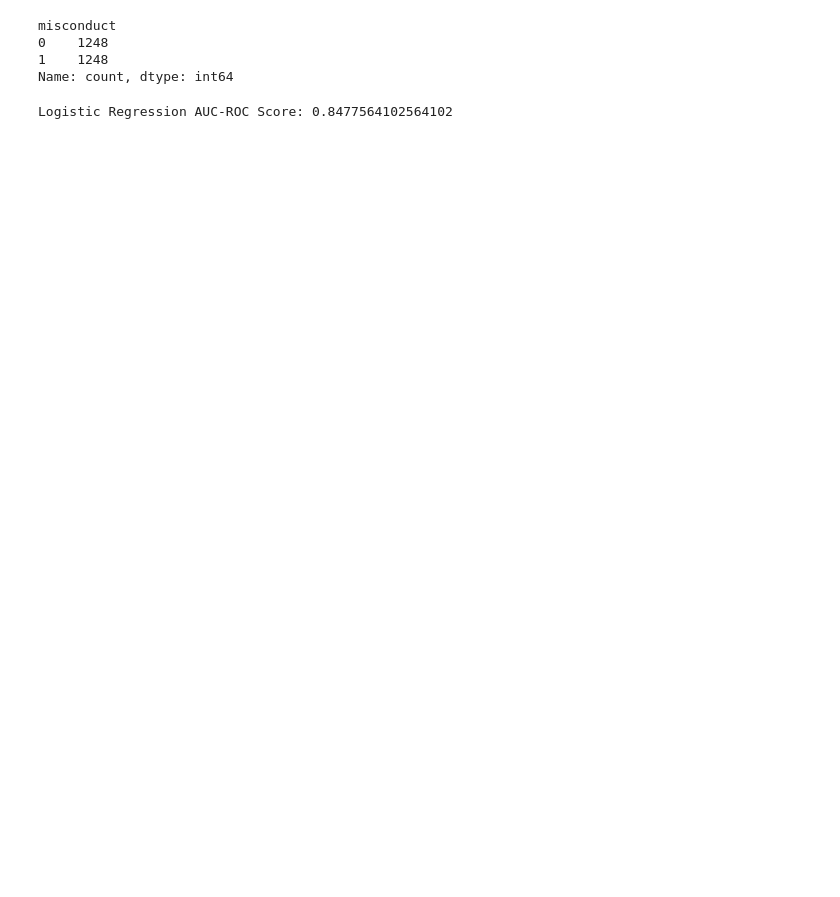
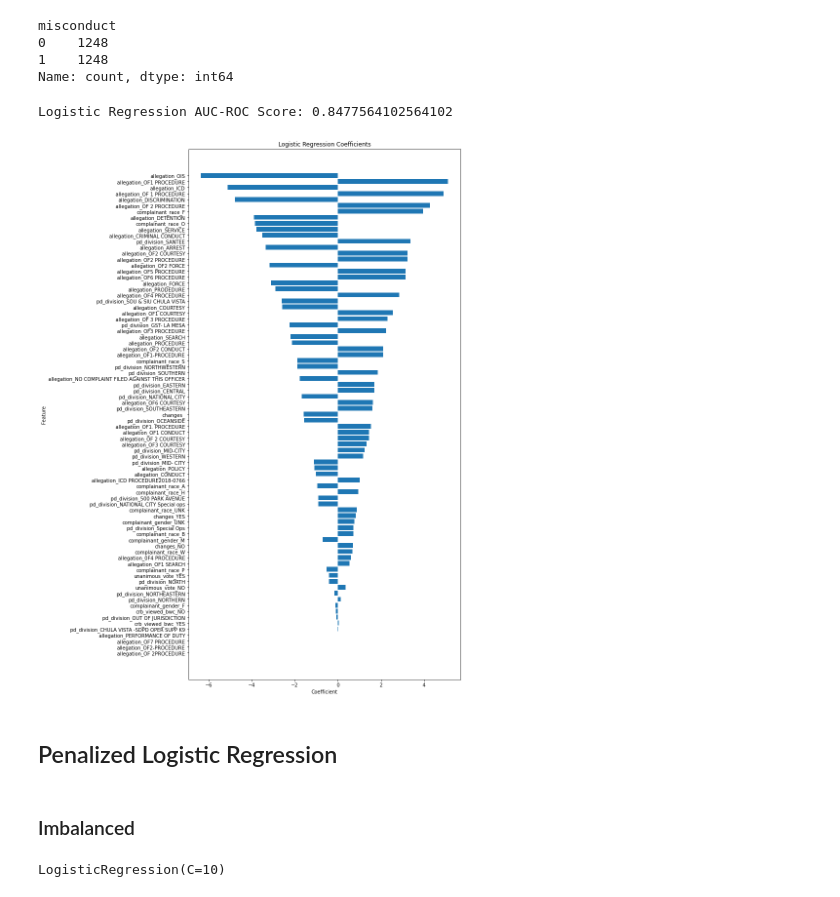
Before and after one commit to ApkimCA/ADS599_Team1, a Jupyter notebook: crb_code(draft).ipynb, the cells around one changed output. Saved outputs shown, nothing was run; the diff lists cells and outputs as text; code cells hidden in the pictures; blank space fills up the shorter version.

```diff
--- a/crb_code(draft).ipynb
+++ b/crb_code(draft).ipynb
@@ -971,10 +972,10 @@ from imblearn.over_sampling import RandomOverSampler
 ros = RandomOverSampler(random_state=42)
 
 # Fit and apply the transform
-X_resampled_imb, y_resampled_imb = ros.fit_resample(X_train, y_train)
+X_train_bal, y_train_bal = ros.fit_resample(X_train, y_train)
 
 # Check the balance of the target variable
-y_resampled_imb.value_counts()
+y_train_bal.value_counts()
 # %% [output]
 misconduct
 0    1248
@@ -987,7 +988,7 @@ log_reg_params = {'C': [0.001, 0.01, 0.1, 1, 10, 100, 1000]}
 
 log_reg_gs = GridSearchCV(log_reg, log_reg_params, cv=5)
 
-log_reg_gs.fit(X_resampled_imb, y_resampled_imb)
+log_reg_gs.fit(X_train_bal, y_train_bal)
 
 log_reg_preds = log_reg_gs.predict(X_test)
 
@@ -996,3 +997,28 @@ log_reg_auc = roc_auc_score(y_test, log_reg_preds)
 print(f'Logistic Regression AUC-ROC Score: {log_reg_auc}')
 # %% [output]
 Logistic Regression AUC-ROC Score: 0.8477564102564102
+# %%
+# Fetch the coefficients from the trained logistic regression model
+coefficients = log_reg_gs.best_estimator_.coef_[0]
+
+# Create a dataframe for the coefficients
+coefficients_df = pd.DataFrame({'Feature': X.columns, 'Coefficient': coefficients})
+
+# Get the absolute values of the coefficients for sorting
+coefficients_df['abs'] = coefficients_df['Coefficient'].apply(abs)
+coefficients_df = coefficients_df.sort_values('abs', ascending=False).drop(columns='abs')
+
+# Plot the coefficients
+plt.figure(figsize=(10,20))
+plt.barh(coefficients_df['Feature'], coefficients_df['Coefficient'])
+plt.xlabel('Coefficient')
+plt.ylabel('Feature')
+plt.title('Logistic Regression Coefficients')
+plt.gca().invert_yaxis()
+plt.show()
+# %% [output]
+[figure, added]
+# %% [markdown]
+## Penalized Logistic Regression
+# %% [markdown]
+### Imbalanced
@@ -998,0 +1033,6 @@ Logistic Regression AUC-ROC Score: 0.8477564102564102
+# %%
+
+model = LogisticRegression(penalty='l2', C=best_C)
+model.fit(X_train, y_train)
+# %% [output]
+LogisticRegression(C=10)
```
Also changed, not shown: parts of 49 cells of this notebook.
